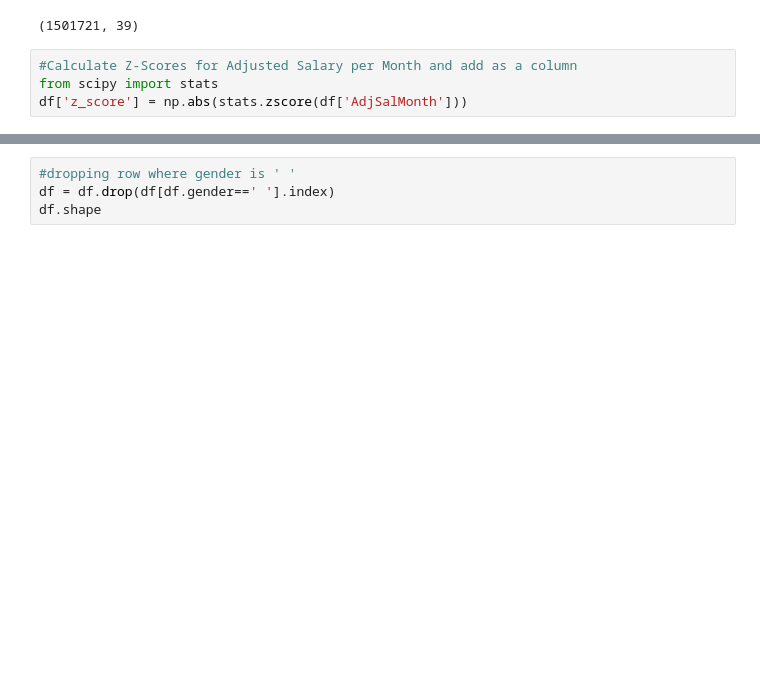
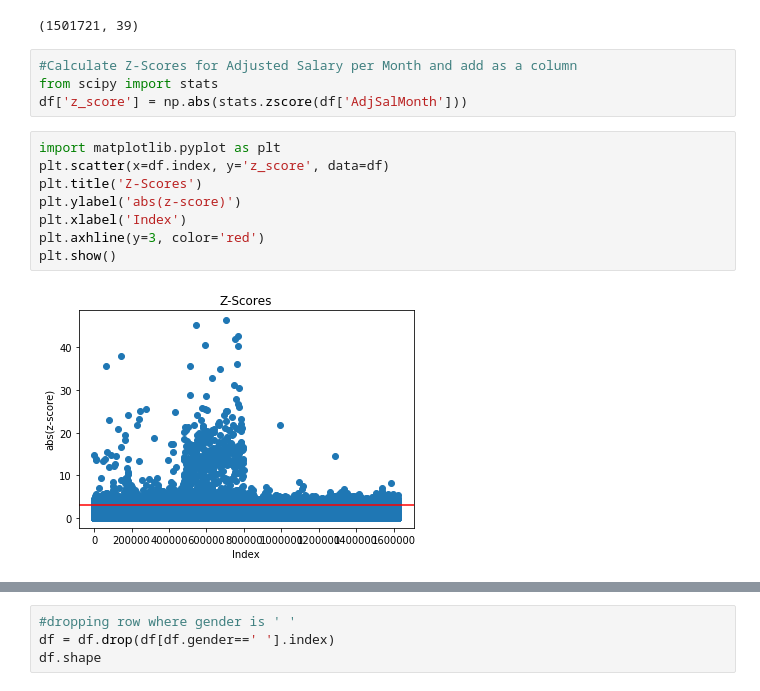
Before and after one commit to spanman888/DSC672_Teacher_Salary, a Jupyter notebook: Capstone_Teacher_Salary.ipynb, the cells around one changed output, grey strips where cells are left out. Drawn from its saved outputs; the diff is of its cells as text; blank space fills up the shorter version.

```diff
--- a/Capstone_Teacher_Salary.ipynb
+++ b/Capstone_Teacher_Salary.ipynb
@@ -224,3 +183,13 @@ df.shape
 #Calculate Z-Scores for Adjusted Salary per Month and add as a column
 from scipy import stats
 df['z_score'] = np.abs(stats.zscore(df['AdjSalMonth']))
+# %%
+import matplotlib.pyplot as plt
+plt.scatter(x=df.index, y='z_score', data=df)
+plt.title('Z-Scores')
+plt.ylabel('abs(z-score)')
+plt.xlabel('Index')
+plt.axhline(y=3, color='red')
+plt.show()
+# %% [output]
+[figure, added]
```
Also changed, not shown: parts of 49 cells of this notebook.
